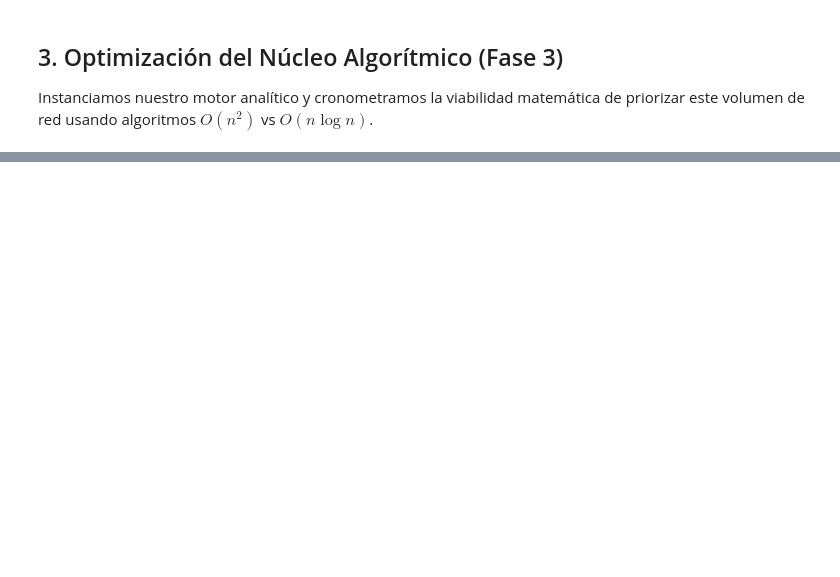
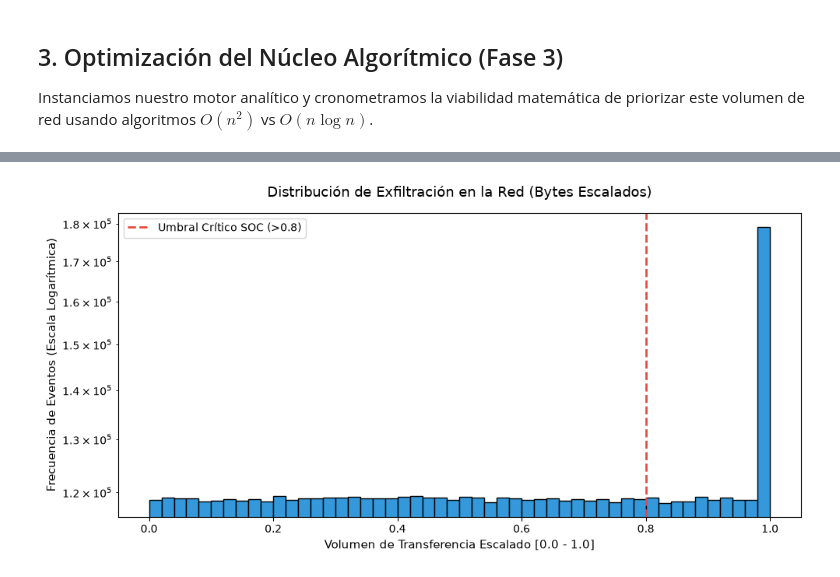
Before and after one commit to pnunezcarreno/proyecto-grupo10-mcdi500, a Jupyter notebook: F4/F4_Visualizacion.ipynb, the cells around one changed output, grey strips where cells are left out. Saved outputs shown, nothing was run; the diff lists cells and outputs as text; code cells hidden in the pictures; blank space fills up the shorter version.

```diff
--- a/F4/F4_Visualizacion.ipynb
+++ b/F4/F4_Visualizacion.ipynb
@@ -100,0 +154,20 @@ print("Pruebas completadas.")
+# %%
+# GRÁFICO 2: DISTRIBUCIÓN VOLUMÉTRICA
+plt.figure(figsize=(10, 5))
+plt.hist(df_procesado['bytes_escalados'], bins=50, color='#3498db', edgecolor='black')
+
+# Escala logarítmica para poder visualizar la "cola larga" (exfiltraciones anómalas)
+plt.yscale('log')
+plt.xlabel('Volumen de Transferencia Escalado [0.0 - 1.0]', fontsize=11)
+plt.ylabel('Frecuencia de Eventos (Escala Logarítmica)', fontsize=11)
+plt.title('Distribución de Exfiltración en la Red (Bytes Escalados)', fontsize=13, pad=15)
+
+# Línea táctica de corte
+plt.axvline(x=0.8, color='#e74c3c', linestyle='dashed', linewidth=2, label='Umbral Crítico SOC (>0.8)')
+plt.legend()
+
+plt.grid(axis='y', linestyle='--', alpha=0.5)
+plt.tight_layout()
+plt.show()
+# %% [output]
+[figure, added]
```
Also changed, not shown: parts of 10 cells of this notebook.
